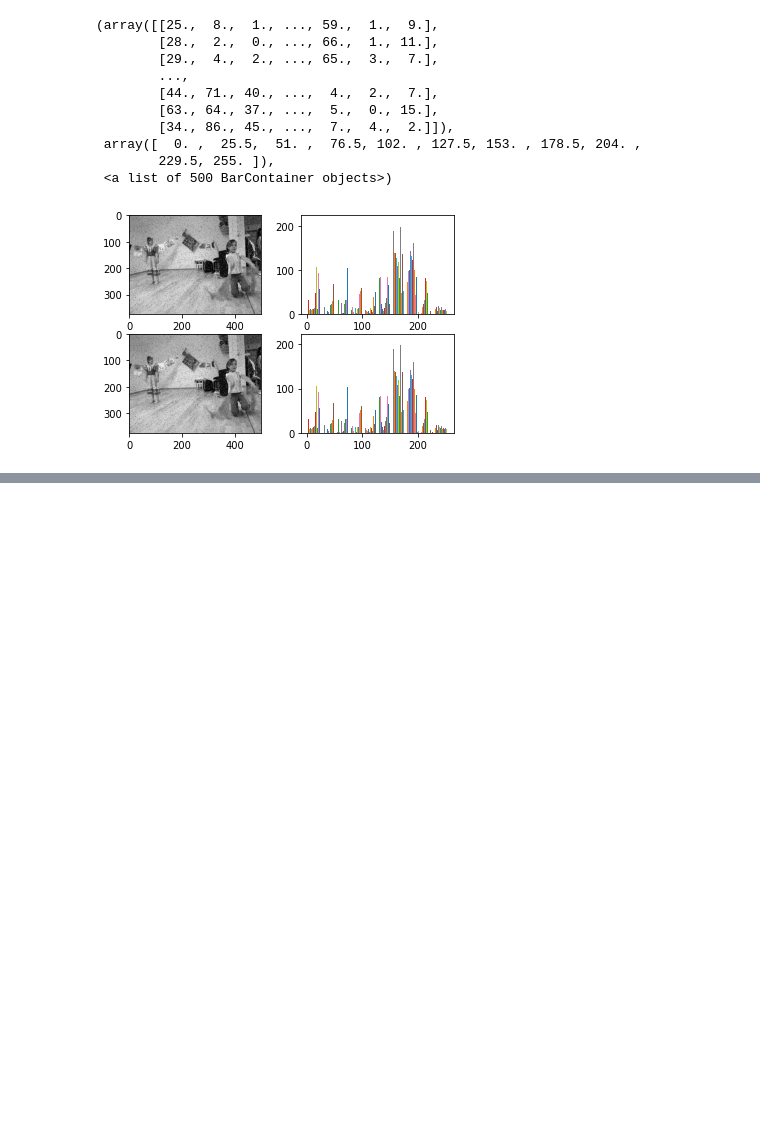
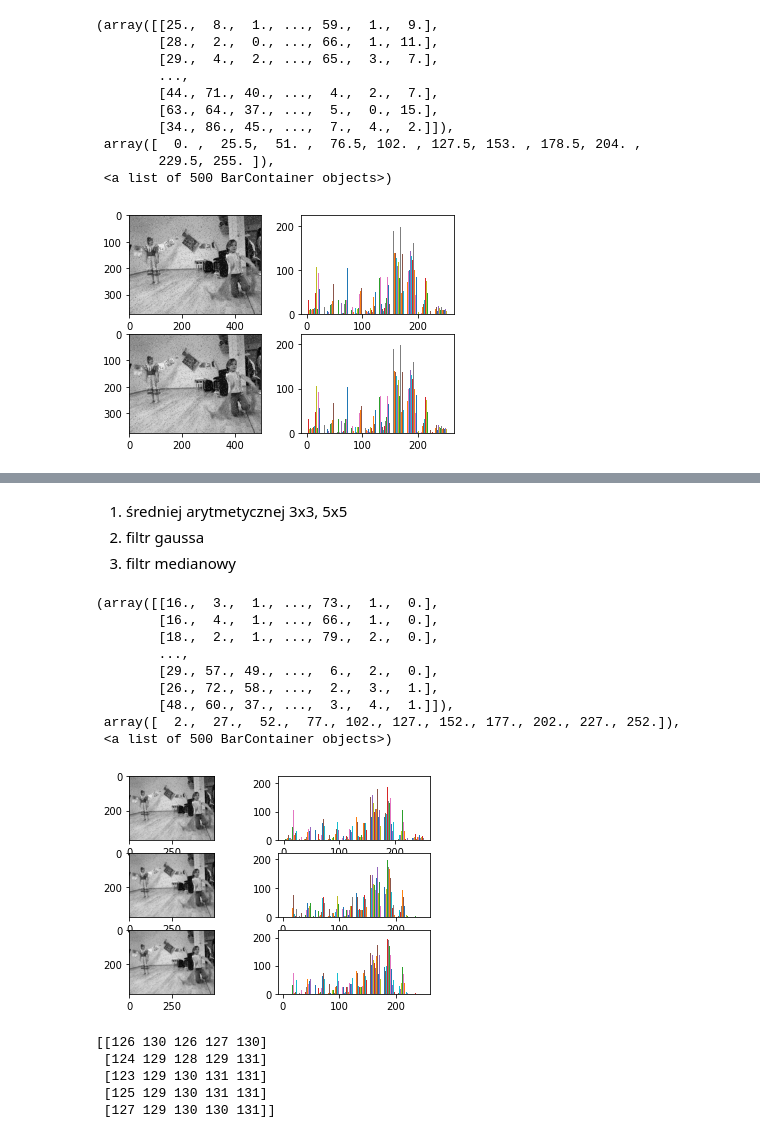
Before and after one commit to BartekFranczak/CPO---MEL, a Jupyter notebook: lab3.ipynb, the cells around one changed output, grey strips where cells are left out. Cells and saved outputs as stored; diff of their text form; code cells hidden in the pictures; blank space fills up the shorter version.

```diff
--- a/lab3.ipynb
+++ b/lab3.ipynb
@@ -140,0 +157,75 @@ plt.hist(im1)
+# %% [markdown]
+
+
+1.   średniej arytmetycznej 3x3, 5x5
+2.   filtr gaussa
+3.   filtr medianowy
+# %%
+def mean_filter(im_path, size):
+  im = Image.open(im_path)
+  im = np.asarray(im)
+  n = int((size-1)/2)
+
+  H, W = im.shape
+
+  im2 = np.zeros(im.shape)
+  kernel = np.ones((size,size),np.float32)/(size*size)
+
+  for h in range(n,H-n):
+    for w in range(n,W-n):
+      im2[h][w] = np.sum(im[h-n:h+n+1,w-n:w+n+1]*kernel)
+  return im2[n:H-n,n:W-n]
+# %%
+from cv2 import filter2D
+plt.figure()
+
+#oryginal
+im = Image.open('/content/sp/5.jpg')
+im = np.asarray(im)
+
+
+plt.subplot(3,2,1)
+plt.imshow(im, cmap='gray')
+plt.subplot(3,2,2)
+plt.hist(im)
+
+
+# my implementation
+im1 = mean_filter('/content/sp/5.jpg',3)
+
+plt.subplot(3,2,3)
+plt.imshow(im1,cmap='gray')
+plt.subplot(3,2,4)
+plt.hist(im1)
+
+#cv2
+kernel = np.ones((3,3),np.float32)/9
+img_filter3 = filter2D(im,-1,kernel)
+
+plt.subplot(3,2,5)
+plt.imshow(img_filter3, cmap='gray')
+plt.subplot(3,2,6)
+plt.hist(img_filter3)
+# %% [output]
+(array([[16.,  3.,  1., ..., 73.,  1.,  0.],
+        [16.,  4.,  1., ..., 66.,  1.,  0.],
+        [18.,  2.,  1., ..., 79.,  2.,  0.],
+        ...,
+        [29., 57., 49., ...,  6.,  2.,  0.],
+        [26., 72., 58., ...,  2.,  3.,  1.],
+        [48., 60., 37., ...,  3.,  4.,  1.]]),
+ array([  2.,  27.,  52.,  77., 102., 127., 152., 177., 202., 227., 252.]),
+ <a list of 500 BarContainer objects>)
+[figure, added]
+# %%
+im = Image.open('/content/gray/5.jpg')
+im = np.asarray(im)
+ik =im[:5,:5]
+
+print(ik)
+# %% [output]
+[[126 130 126 127 130]
+ [124 129 128 129 131]
+ [123 129 130 131 131]
+ [125 129 130 131 131]
+ [127 129 130 130 131]]
```
Also changed, not shown: parts of 5 cells of this notebook.
